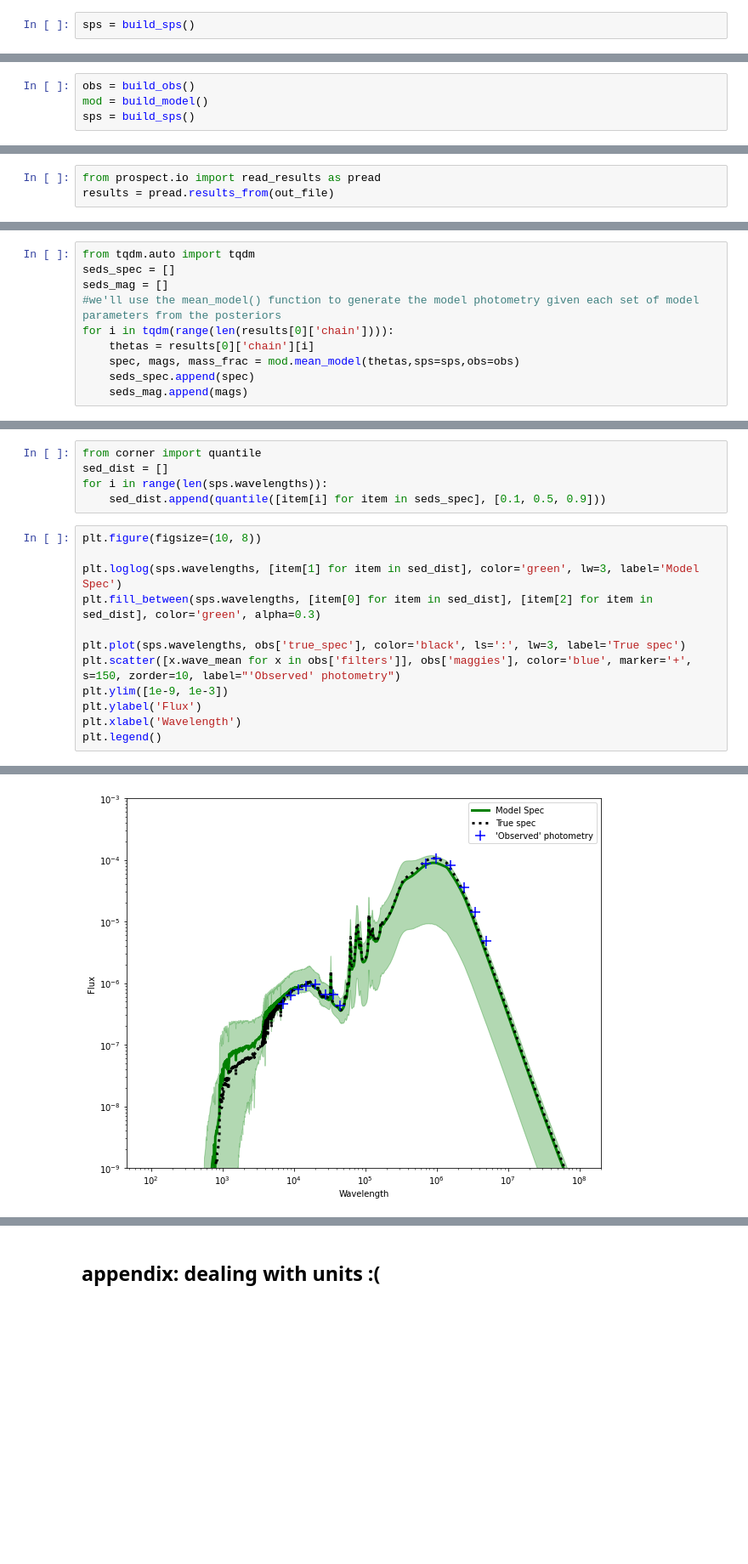
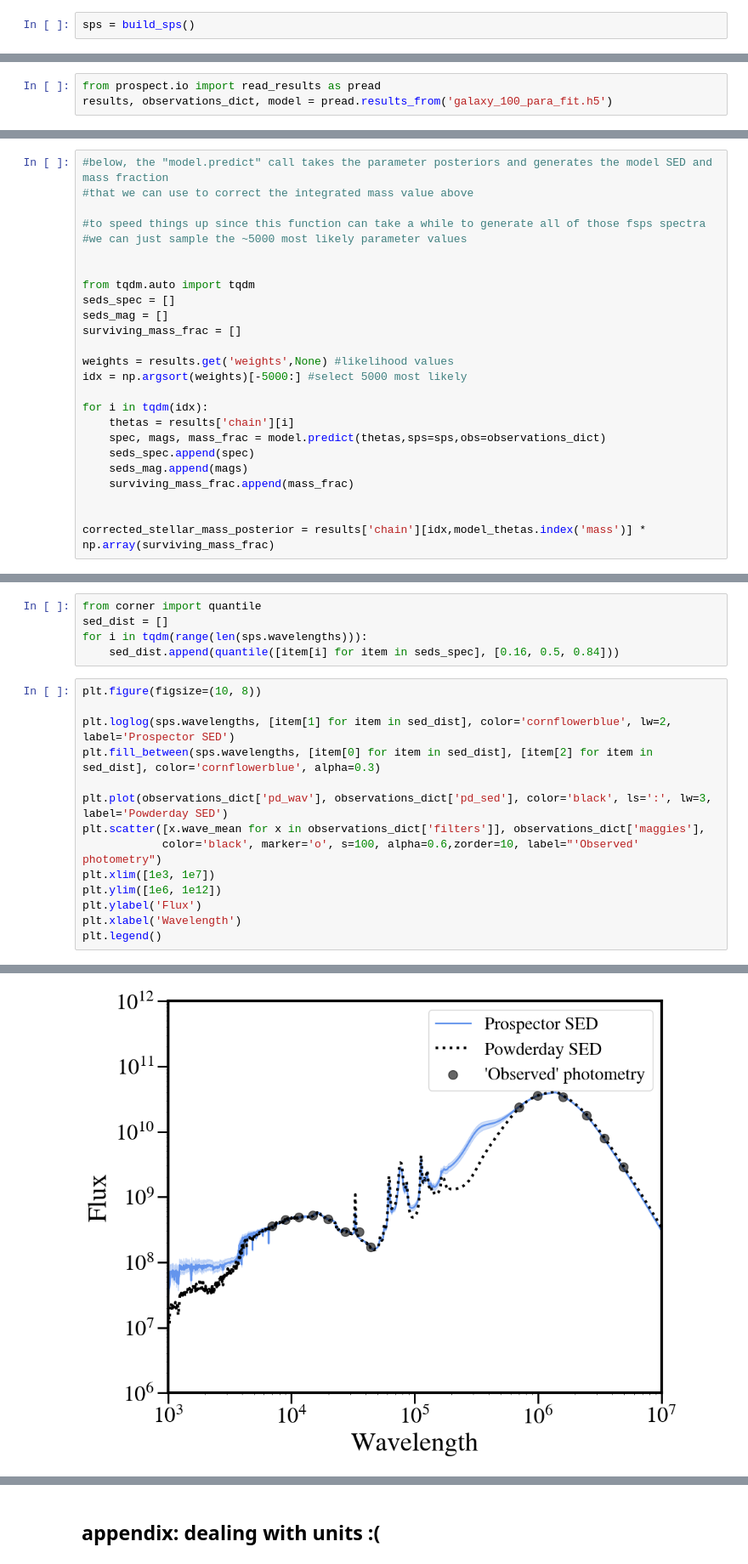
Before and after one commit to smlower/prospector_tutorial, a Jupyter notebook: tutorial.ipynb, the cells around one changed output, grey strips where cells are left out. Shown at 85% size. Drawn from its saved outputs; the diff is of its cells as text; blank space fills up the shorter version.

```diff
--- a/tutorial.ipynb
+++ b/tutorial.ipynb
@@ -228,4 +263,0 @@ run_params["sps_libraries"] = sps.ssp.libraries
-# %%
-obs = build_obs()
-mod = build_model()
-sps = build_sps()
@@ -254,6 +266,6 @@ Let's visualize our results!
 # %%
 from prospect.io import read_results as pread
-results = pread.results_from(out_file)
+results, observations_dict, model = pread.results_from('galaxy_100_para_fit.h5')
 # %%
 #First, let's take a look at the corner plot of our free parameters
 
@@ -289,10 +309,25 @@ We can also look at the SEDs generated by the model fits
 # %%
+#below, the "model.predict" call takes the parameter posteriors and generates the model SED and mass fraction
+#that we can use to correct the integrated mass value above
+
+#to speed things up since this function can take a while to generate all of those fsps spectra
+#we can just sample the ~5000 most likely parameter values
+
+
 from tqdm.auto import tqdm
 seds_spec = []
 seds_mag = []
-#we'll use the mean_model() function to generate the model photometry given each set of model parameters from the posteriors
-for i in tqdm(range(len(results[0]['chain']))):
-    thetas = results[0]['chain'][i]
-    spec, mags, mass_frac = mod.mean_model(thetas,sps=sps,obs=obs)
+surviving_mass_frac = []
+
+weights = results.get('weights',None) #likelihood values
+idx = np.argsort(weights)[-5000:] #select 5000 most likely
+
+for i in tqdm(idx):
+    thetas = results['chain'][i]
+    spec, mags, mass_frac = model.predict(thetas,sps=sps,obs=observations_dict)
     seds_spec.append(spec)
     seds_mag.append(mags)
+    surviving_mass_frac.append(mass_frac)
+
+
+corrected_stellar_mass_posterior = results['chain'][idx,model_thetas.index('mass')] * np.array(surviving_mass_frac)
@@ -299,21 +354,23 @@ for i in tqdm(range(len(results[0]['chain']))):
 # %%
 from corner import quantile
 sed_dist = []
-for i in range(len(sps.wavelengths)):
-    sed_dist.append(quantile([item[i] for item in seds_spec], [0.1, 0.5, 0.9]))
+for i in tqdm(range(len(sps.wavelengths))):
+    sed_dist.append(quantile([item[i] for item in seds_spec], [0.16, 0.5, 0.84]))
 # %%
 plt.figure(figsize=(10, 8))
 
-plt.loglog(sps.wavelengths, [item[1] for item in sed_dist], color='green', lw=3, label='Model Spec')
-plt.fill_between(sps.wavelengths, [item[0] for item in sed_dist], [item[2] for item in sed_dist], color='green', alpha=0.3)
+plt.loglog(sps.wavelengths, [item[1] for item in sed_dist], color='cornflowerblue', lw=2, label='Prospector SED')
+plt.fill_between(sps.wavelengths, [item[0] for item in sed_dist], [item[2] for item in sed_dist], color='cornflowerblue', alpha=0.3)
 
-plt.plot(sps.wavelengths, obs['true_spec'], color='black', ls=':', lw=3, label='True spec')
-plt.scatter([x.wave_mean for x in obs['filters']], obs['maggies'], color='blue', marker='+', s=150, zorder=10, label="'Observed' photometry")
-plt.ylim([1e-9, 1e-3])
+plt.plot(observations_dict['pd_wav'], observations_dict['pd_sed'], color='black', ls=':', lw=3, label='Powderday SED')
+plt.scatter([x.wave_mean for x in observations_dict['filters']], observations_dict['maggies'],
+            color='black', marker='o', s=100, alpha=0.6,zorder=10, label="'Observed' photometry")
+plt.xlim([1e3, 1e7])
+plt.ylim([1e6, 1e12])
 plt.ylabel('Flux')
 plt.xlabel('Wavelength')
 plt.legend()
 # %% [output]
 <matplotlib.legend.Legend at 0x...>
-[figure, old version]
+[figure, new version]
 # %% [markdown]
```
Also changed, not shown: parts of 58 cells of this notebook, 11 other files.
